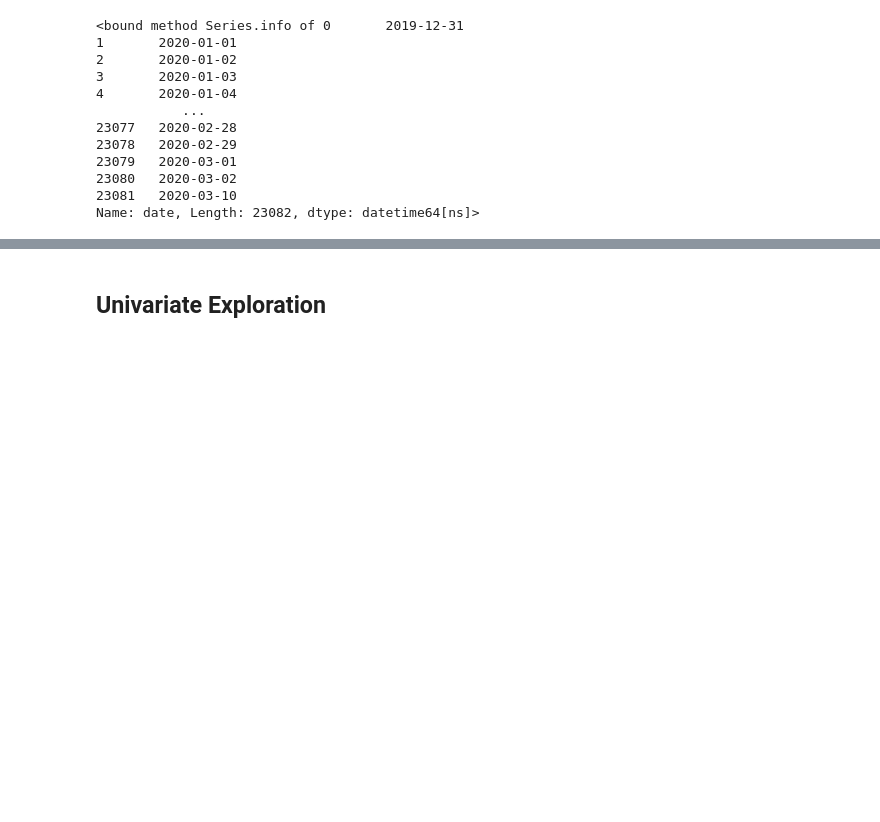
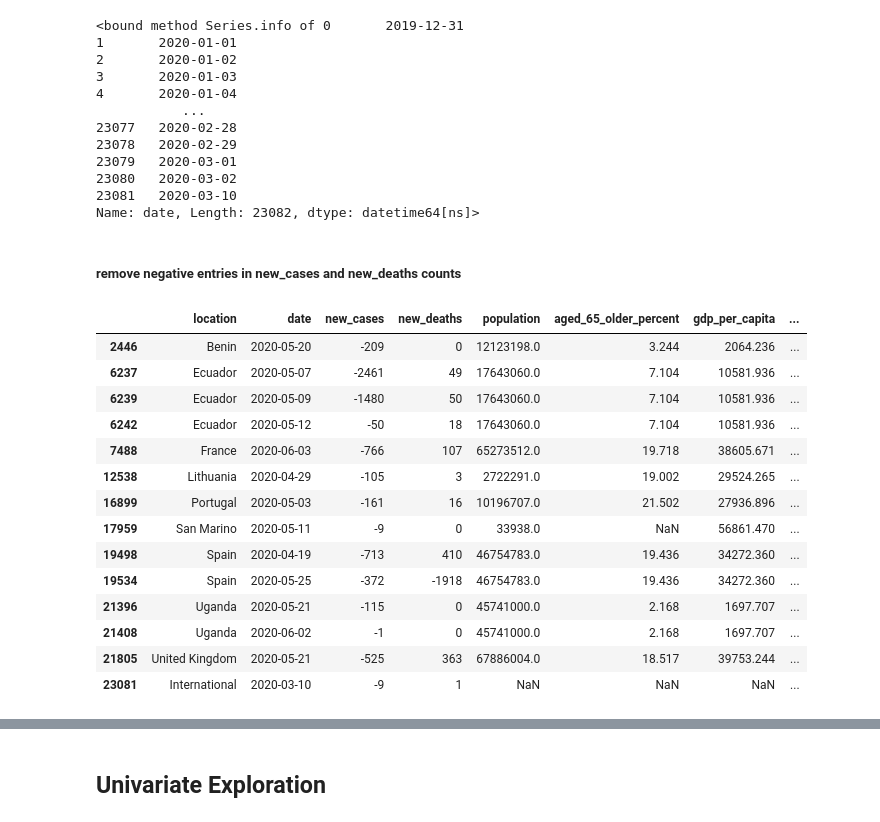
Before and after one commit to zadmainda/covid-MiniDataset, a Jupyter notebook: covid data.ipynb, the cells around one changed output, grey strips where cells are left out. Cells and saved outputs as stored; diff of their text form; code cells hidden in the pictures; blank space fills up the shorter version.

Commit message:
feat: filter for cases where interger in new_Cases column is less than 0

```diff
--- a/covid data.ipynb
+++ b/covid data.ipynb
@@ -198,7 +198,7 @@ clean_df.date.isnull().values.any()
 # %% [output]
 False
 # %%
-clean_df.date = pd.to_datetime(clean_covid_data.date)
+clean_df.date = pd.to_datetime(clean_df.date)
 # %%
 #Conversion
 clean_df.date.info
@@ -232,3 +232,23 @@ clean_df['date'].info
 23080   2020-03-02
 23081   2020-03-10
 Name: date, Length: 23082, dtype: datetime64[ns]>
+# %% [markdown]
+##### remove negative entries in new_cases and new_deaths counts
+# %%
+clean_df[clean_df['new_cases'] < 0]
+# %% [output]
+|  | location | date | new_cases | new_deaths | population | aged_65_older_percent | gdp_per_capita | ... |
+| 2446 | Benin | 2020-05-20 | -209 | 0 | 12123198.0 | 3.244 | 2064.236 | ... |
+| 6237 | Ecuador | 2020-05-07 | -2461 | 49 | 17643060.0 | 7.104 | 10581.936 | ... |
+| 6239 | Ecuador | 2020-05-09 | -1480 | 50 | 17643060.0 | 7.104 | 10581.936 | ... |
+| 6242 | Ecuador | 2020-05-12 | -50 | 18 | 17643060.0 | 7.104 | 10581.936 | ... |
+| 7488 | France | 2020-06-03 | -766 | 107 | 65273512.0 | 19.718 | 38605.671 | ... |
+| 12538 | Lithuania | 2020-04-29 | -105 | 3 | 2722291.0 | 19.002 | 29524.265 | ... |
+| 16899 | Portugal | 2020-05-03 | -161 | 16 | 10196707.0 | 21.502 | 27936.896 | ... |
+| 17959 | San Marino | 2020-05-11 | -9 | 0 | 33938.0 | NaN | 56861.470 | ... |
+| 19498 | Spain | 2020-04-19 | -713 | 410 | 46754783.0 | 19.436 | 34272.360 | ... |
+| 19534 | Spain | 2020-05-25 | -372 | -1918 | 46754783.0 | 19.436 | 34272.360 | ... |
+| 21396 | Uganda | 2020-05-21 | -115 | 0 | 45741000.0 | 2.168 | 1697.707 | ... |
+| 21408 | Uganda | 2020-06-02 | -1 | 0 | 45741000.0 | 2.168 | 1697.707 | ... |
+| 21805 | United Kingdom | 2020-05-21 | -525 | 363 | 67886004.0 | 18.517 | 39753.244 | ... |
+| 23081 | International | 2020-03-10 | -9 | 1 | NaN | NaN | NaN | ... |
```
Also changed, not shown: parts of 11 cells of this notebook.
